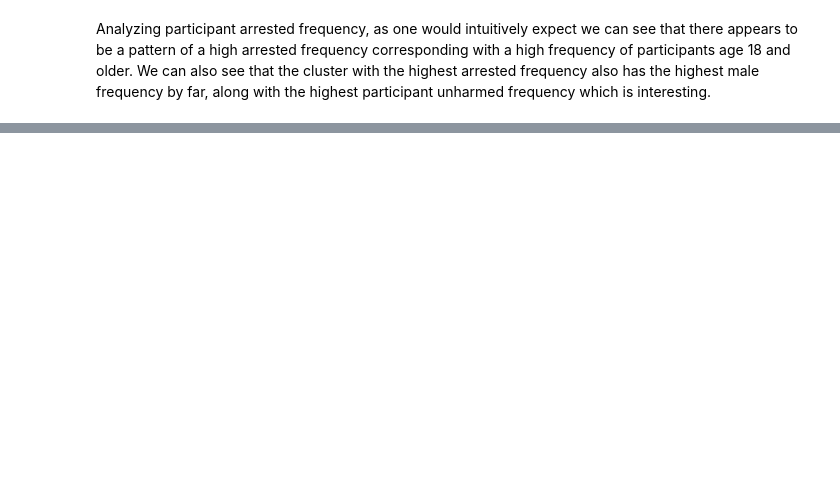
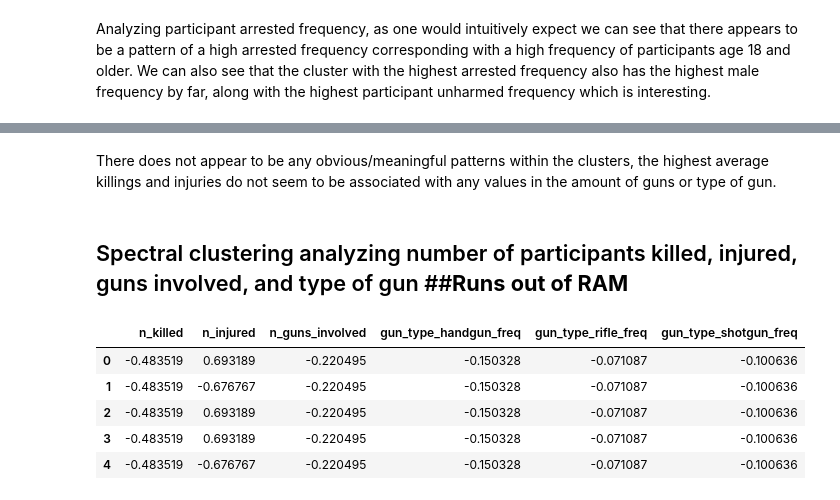
Before and after one commit to bharath03-a/Gun-Violence-Incidents, a Jupyter notebook: notebooks/04_cluster_analysis.ipynb, the cells around one changed output, grey strips where cells are left out. Drawn from its saved outputs; the diff is of its cells as text; code cells hidden in the pictures; blank space fills up the shorter version.

```diff
--- a/notebooks/04_cluster_analysis.ipynb
+++ b/notebooks/04_cluster_analysis.ipynb
@@ -686,0 +786,26 @@ Analyzing participant arrested frequency, as one would intuitively expect we can
+# %% [markdown]
+There does not appear to be any obvious/meaningful patterns within the clusters, the highest average killings and injuries do not seem to be associated with any values in the amount of guns or type of gun.
+# %% [markdown]
+## Spectral clustering analyzing number of participants killed, injured, guns involved, and type of gun ##**Runs out of RAM**
+# %%
+features = ['n_killed',
+            'n_injured',
+            'n_guns_involved',
+            'gun_type_handgun_freq',
+            'gun_type_rifle_freq',
+            'gun_type_shotgun_freq']
+spectral_df = spark_df.select(features).toPandas()
+
+# Scale the features
+scaler = sklearn.preprocessing.StandardScaler()
+scaled_features = scaler.fit_transform(spectral_df)
+
+spectral_df = pd.DataFrame(scaled_features, columns = features)
+display(spectral_df.head())
+# %% [output]
+|  | n_killed | n_injured | n_guns_involved | gun_type_handgun_freq | gun_type_rifle_freq | gun_type_shotgun_freq |
+| 0 | -0.483519 | 0.693189 | -0.220495 | -0.150328 | -0.071087 | -0.100636 |
+| 1 | -0.483519 | -0.676767 | -0.220495 | -0.150328 | -0.071087 | -0.100636 |
+| 2 | -0.483519 | 0.693189 | -0.220495 | -0.150328 | -0.071087 | -0.100636 |
+| 3 | -0.483519 | 0.693189 | -0.220495 | -0.150328 | -0.071087 | -0.100636 |
+| 4 | -0.483519 | -0.676767 | -0.220495 | -0.150328 | -0.071087 | -0.100636 |
```
Also changed, not shown: parts of 22 cells of this notebook.
